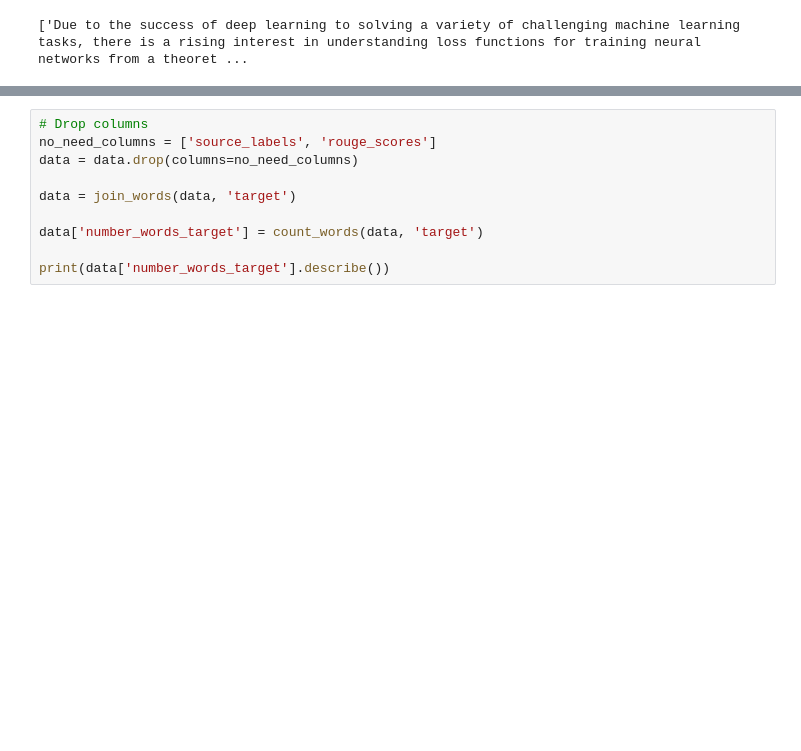
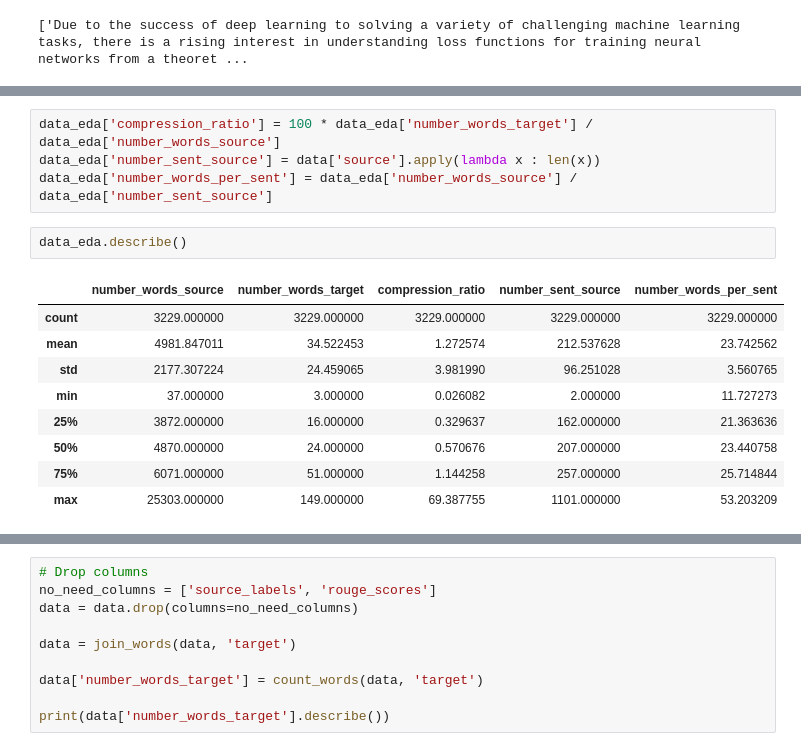
Before and after one commit to iguerrasevillano/Automated_Summaries_Generation_Scientific_Papers, a Jupyter notebook: Extractive_summaries.ipynb, the cells around one changed output, grey strips where cells are left out. Drawn from its saved outputs; the diff is of its cells as text; blank space fills up the shorter version.

```diff
--- a/Extractive_summaries.ipynb
+++ b/Extractive_summaries.ipynb
@@ -206,0 +261,16 @@ print(data['source'][0])
+# %%
+data_eda['compression_ratio'] = 100 * data_eda['number_words_target'] / data_eda['number_words_source']
+data_eda['number_sent_source'] = data['source'].apply(lambda x : len(x))
+data_eda['number_words_per_sent'] = data_eda['number_words_source'] / data_eda['number_sent_source']
+# %%
+data_eda.describe()
+# %% [output]
+|  | number_words_source | number_words_target | compression_ratio | number_sent_source | number_words_per_sent |
+| count | 3229.000000 | 3229.000000 | 3229.000000 | 3229.000000 | 3229.000000 |
+| mean | 4981.847011 | 34.522453 | 1.272574 | 212.537628 | 23.742562 |
+| std | 2177.307224 | 24.459065 | 3.981990 | 96.251028 | 3.560765 |
+| min | 37.000000 | 3.000000 | 0.026082 | 2.000000 | 11.727273 |
+| 25% | 3872.000000 | 16.000000 | 0.329637 | 162.000000 | 21.363636 |
+| 50% | 4870.000000 | 24.000000 | 0.570676 | 207.000000 | 23.440758 |
+| 75% | 6071.000000 | 51.000000 | 1.144258 | 257.000000 | 25.714844 |
+| max | 25303.000000 | 149.000000 | 69.387755 | 1101.000000 | 53.203209 |
```
Also changed, not shown: parts of 25 cells of this notebook.
